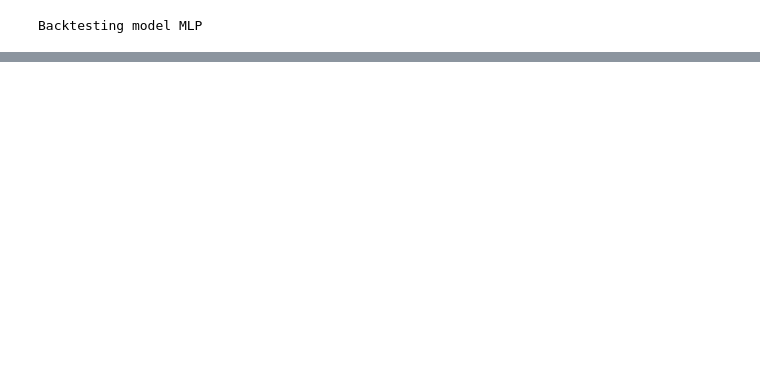
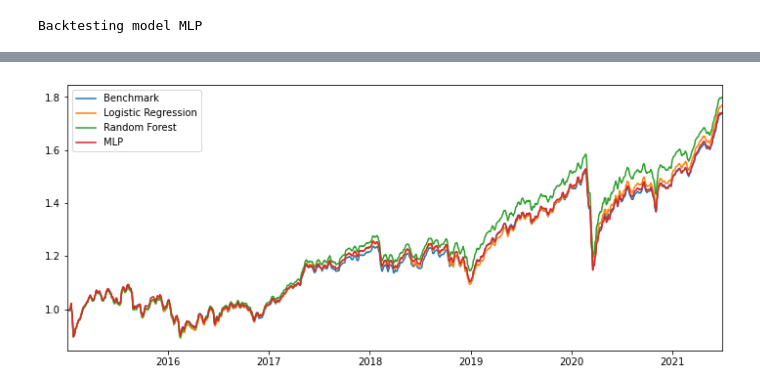
Before and after one commit to lacoupe/BCVS, a Jupyter notebook: SW/size/backtest_plots.ipynb, the cells around one changed output, grey strips where cells are left out. Drawn from its saved outputs; the diff is of its cells as text; code cells hidden in the pictures; blank space fills up the shorter version.

```diff
--- a/SW/size/backtest_plots.ipynb
+++ b/SW/size/backtest_plots.ipynb
@@ -50,16 +145,17 @@ def backtest_strat(features, forward_weekly_returns, hidden_size=10, model_name=
     for end_date in tqdm(all_end_dates):
 
         end_date = datetime.strptime(end_date, '%Y-%m-%d')
-        start_date = next_friday(end_date - relativedelta(years=training_window))
+        start_date = end_date - relativedelta(years=training_window)
+        start_date_input = start_date - relativedelta(days=input_period * 2)
 
         df_output = best_pred.loc[start_date:end_date]
 
-        start_date_test = next_friday(end_date - relativedelta(months=6))
+        start_date_test = end_date - relativedelta(months=6)
         split_index = df_output.index.get_loc(start_date_test, method='bfill')
         index_test = df_output.iloc[split_index:].index
 
-        features_std = pd.DataFrame(index=df_output.index,
-                                    data=PowerTransformer(method='yeo-johnson', standardize=True).fit_transform(features.reindex(df_output.index)),
+        features_std = pd.DataFrame(index=best_pred.loc[start_date_input:end_date].index,
+                                    data=PowerTransformer(method='yeo-johnson', standardize=True).fit_transform(features.reindex(best_pred.loc[start_date_input:end_date].index)),
                                     columns=features.columns)
 
         if model_name == 'MLP':
@@ -103,11 +199,14 @@ def backtest_strat(features, forward_weekly_returns, hidden_size=10, model_name=
         if model_name == 'MLP':
             model = MLP(nbr_features, num_layers=num_layers, hidden_size=hidden_size, pdrop=dropout)
 
+        elif model_name == 'RNN':
+            model = RNN(nbr_features, 10)
+
         elif model_name == 'GRU':
-            model = GRU(nbr_features, hidden_size)
+            model = GRU(nbr_features, 10)
 
         elif model_name == 'LSTM':
-            model = LSTM(nbr_features, hidden_size)
+            model = LSTM(nbr_features, 10)
 
         # Train the model
         train(model, X_train, y_train, nb_epochs=nb_epochs, X_test=X_test, y_test=y_test,
@@ -123,7 +222,7 @@ def backtest_strat(features, forward_weekly_returns, hidden_size=10, model_name=
     signal = scaler.transform(df_prob_all.values.reshape(-1, 1)).reshape(-1)
     return pd.DataFrame(index=df_prob_all.index, data=signal)
 
-def backtest_dl(model_name):
+def backtest_dl(model_name, nb_epochs=50):
 
     bench_price, target_prices, features = get_data()
 
@@ -131,7 +230,6 @@ def backtest_dl(model_name):
     verbose = 0
     training_window = 4
 
-    nb_epochs = 50
     eta = 1e-3
     weight_decay = 1e-4
     dropout = 0.3
@@ -145,7 +243,7 @@ def backtest_dl(model_name):
     forward_weekly_returns['abs_diff'] = np.abs(forward_weekly_returns.SMALL_MID - forward_weekly_returns.LARGE)
 
 
-    torch.manual_seed(0)
+    torch.manual_seed(4)
 
     df_prob = backtest_strat(features=features, forward_weekly_returns=forward_weekly_returns,
                             model_name=model_name, nb_epochs=nb_epochs,
@@ -347,0 +356,15 @@ plt.show()
+# %%
+perf_bench = (bench_price.reindex(portfolio_mlp.index).pct_change().fillna(0) + 1).cumprod()
+
+fig, ax = plt.subplots(figsize=(12, 5))
+
+ax.plot(perf_bench.rolling(5).mean(), label='Benchmark')
+ax.plot(pred_to_perf(portfolio_logreg, daily_returns).rolling(5).mean(), label='Logistic Regression')
+ax.plot(pred_to_perf(portfolio_RF, daily_returns).rolling(5).mean(), label='Random Forest')
+ax.plot(pred_to_perf(portfolio_mlp, daily_returns).rolling(5).mean(), label='MLP')
+ax.set_xlim(perf_bench.index[0], perf_bench.index[-2])
+plt.legend()
+plt.savefig('plots/latex/performance.png', dpi=300, bbox_inches='tight', facecolor='white')
+plt.show()
+# %% [output]
+[figure, added]
```
Also changed, not shown: parts of 21 cells of this notebook, 18 other files.
